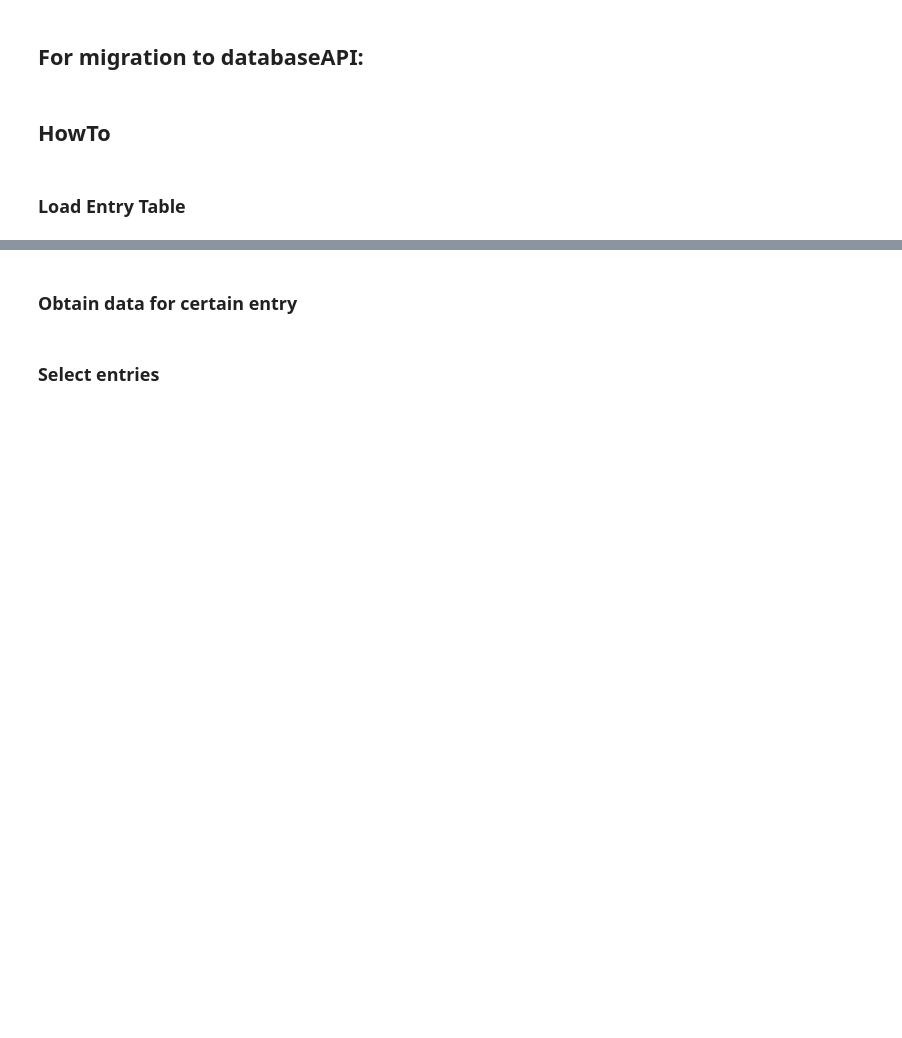
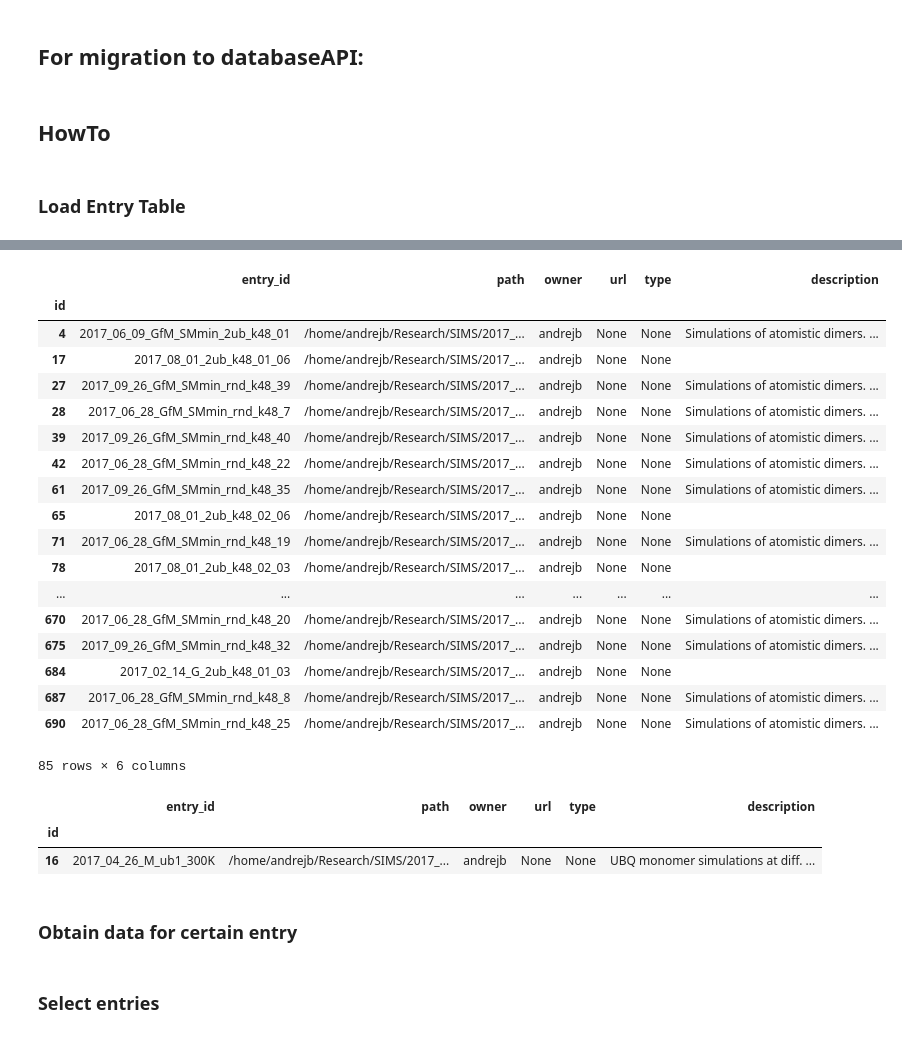
Before and after one commit to king-michael/simulation_database, a Jupyter notebook: examples/DataBase_API.ipynb, the cells around one changed output, grey strips where cells are left out. Saved outputs shown, nothing was run; the diff lists cells and outputs as text; code cells hidden in the pictures; blank space fills up the shorter version.

```diff
--- a/examples/DataBase_API.ipynb
+++ b/examples/DataBase_API.ipynb
@@ -82,3 +70,37 @@ table
+# %%
+f = Main.keywords.any(name="linker", value="k48")
+with api.session_handler(db_path) as s:
+    table = api.get_entry_table(s, apply_filter=f) # load whole table
+table
+# %% [output]
+|  | entry_id | path | owner | url | type | description |
+| id |  |  |  |  |  |  |
+| 4 | 2017_06_09_GfM_SMmin_2ub_k48_01 | /home/andrejb/Research/SIMS/2017_... | andrejb | None | None | Simulations of atomistic dimers. ... |
+| 17 | 2017_08_01_2ub_k48_01_06 | /home/andrejb/Research/SIMS/2017_... | andrejb | None | None |  |
+| 27 | 2017_09_26_GfM_SMmin_rnd_k48_39 | /home/andrejb/Research/SIMS/2017_... | andrejb | None | None | Simulations of atomistic dimers. ... |
+| 28 | 2017_06_28_GfM_SMmin_rnd_k48_7 | /home/andrejb/Research/SIMS/2017_... | andrejb | None | None | Simulations of atomistic dimers. ... |
+| 39 | 2017_09_26_GfM_SMmin_rnd_k48_40 | /home/andrejb/Research/SIMS/2017_... | andrejb | None | None | Simulations of atomistic dimers. ... |
+| 42 | 2017_06_28_GfM_SMmin_rnd_k48_22 | /home/andrejb/Research/SIMS/2017_... | andrejb | None | None | Simulations of atomistic dimers. ... |
+| 61 | 2017_09_26_GfM_SMmin_rnd_k48_35 | /home/andrejb/Research/SIMS/2017_... | andrejb | None | None | Simulations of atomistic dimers. ... |
+| 65 | 2017_08_01_2ub_k48_02_06 | /home/andrejb/Research/SIMS/2017_... | andrejb | None | None |  |
+| 71 | 2017_06_28_GfM_SMmin_rnd_k48_19 | /home/andrejb/Research/SIMS/2017_... | andrejb | None | None | Simulations of atomistic dimers. ... |
+| 78 | 2017_08_01_2ub_k48_02_03 | /home/andrejb/Research/SIMS/2017_... | andrejb | None | None |  |
+| ... | ... | ... | ... | ... | ... | ... |
+| 670 | 2017_06_28_GfM_SMmin_rnd_k48_20 | /home/andrejb/Research/SIMS/2017_... | andrejb | None | None | Simulations of atomistic dimers. ... |
+| 675 | 2017_09_26_GfM_SMmin_rnd_k48_32 | /home/andrejb/Research/SIMS/2017_... | andrejb | None | None | Simulations of atomistic dimers. ... |
+| 684 | 2017_02_14_G_2ub_k48_01_03 | /home/andrejb/Research/SIMS/2017_... | andrejb | None | None |  |
+| 687 | 2017_06_28_GfM_SMmin_rnd_k48_8 | /home/andrejb/Research/SIMS/2017_... | andrejb | None | None | Simulations of atomistic dimers. ... |
+| 690 | 2017_06_28_GfM_SMmin_rnd_k48_25 | /home/andrejb/Research/SIMS/2017_... | andrejb | None | None | Simulations of atomistic dimers. ... |
+85 rows × 6 columns
+# %%
+f = Main.keywords.any(name="temp", value="300")
+with api.session_handler(db_path) as s:
+    table = api.get_entry_table(s, apply_filter=f) # load whole table
+table
+# %% [output]
+|  | entry_id | path | owner | url | type | description |
+| id |  |  |  |  |  |  |
+| 16 | 2017_04_26_M_ub1_300K | /home/andrejb/Research/SIMS/2017_... | andrejb | None | None | UBQ monomer simulations at diff. ... |
 # %% [markdown]
 ### Obtain data for certain entry
 # %%
```
Also changed, not shown: parts of 31 cells of this notebook, 4 other files.
